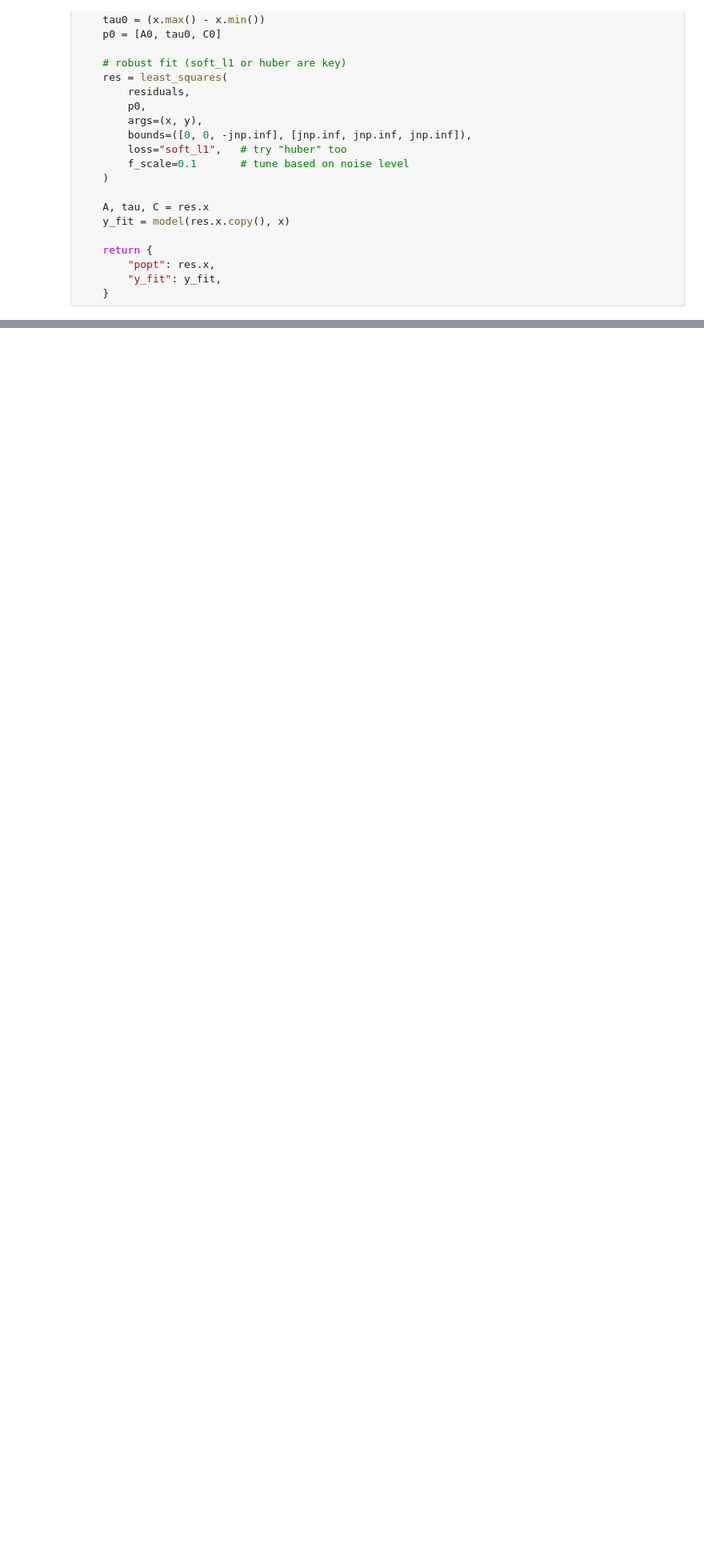
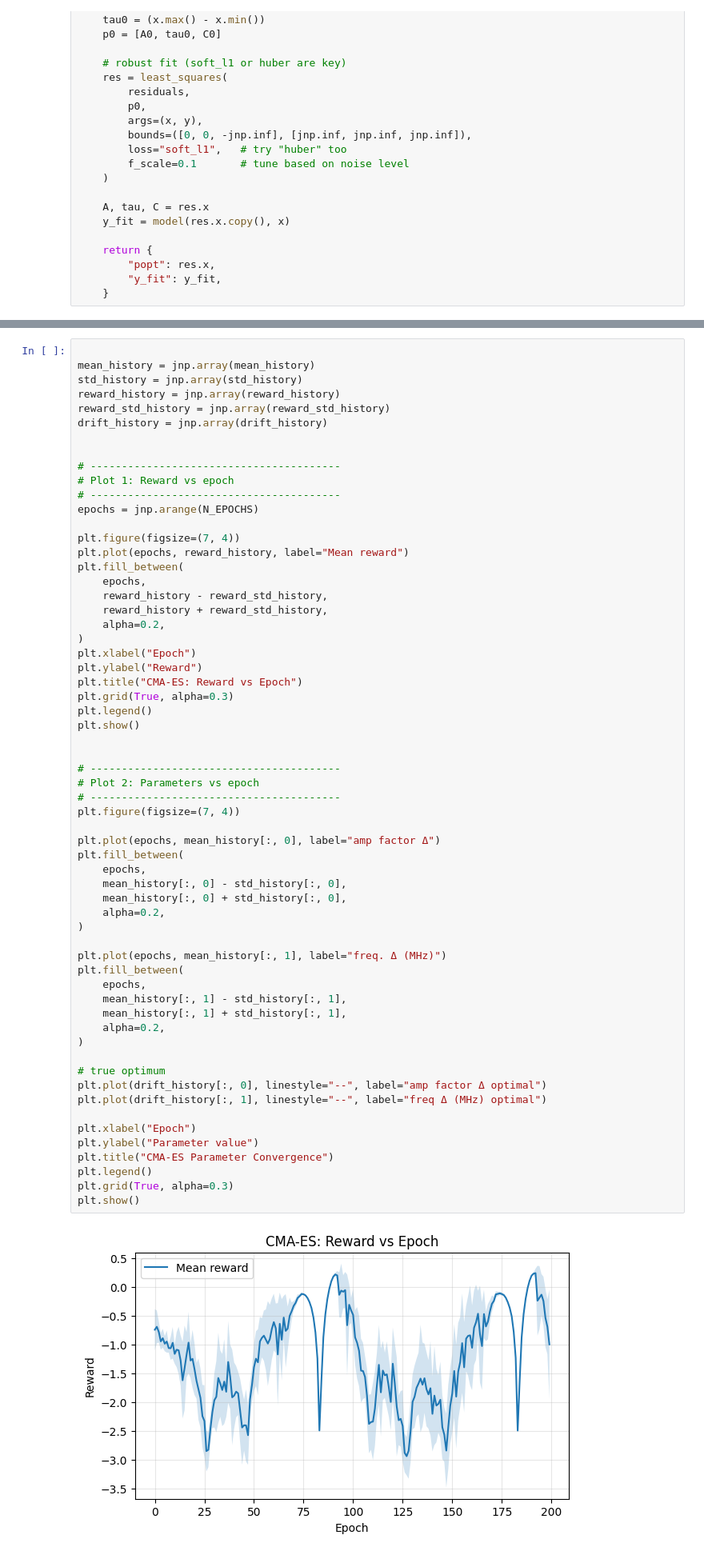
Before and after one commit to AXork99/alice-bob-eth-quantum-hackathon-2026, a Jupyter notebook: challenge_draft1.ipynb, the cells around one changed output, grey strips where cells are left out. Shown at 80% size. Saved outputs shown, nothing was run; the diff lists cells and outputs as text; blank space fills up the shorter version.

```diff
--- a/challenge_draft1.ipynb
+++ b/challenge_draft1.ipynb
@@ -159,0 +289,63 @@ Estimated cat size: 1.66
+# %%
+
+mean_history = jnp.array(mean_history)
+std_history = jnp.array(std_history)
+reward_history = jnp.array(reward_history)
+reward_std_history = jnp.array(reward_std_history)
+drift_history = jnp.array(drift_history)
+
+
+# ----------------------------------------
+# Plot 1: Reward vs epoch
+# ----------------------------------------
+epochs = jnp.arange(N_EPOCHS)
+
+plt.figure(figsize=(7, 4))
+plt.plot(epochs, reward_history, label="Mean reward")
+plt.fill_between(
+    epochs,
+    reward_history - reward_std_history,
+    reward_history + reward_std_history,
+    alpha=0.2,
+)
+plt.xlabel("Epoch")
+plt.ylabel("Reward")
+plt.title("CMA-ES: Reward vs Epoch")
+plt.grid(True, alpha=0.3)
+plt.legend()
+plt.show()
+
+
+# ----------------------------------------
+# Plot 2: Parameters vs epoch
+# ----------------------------------------
+plt.figure(figsize=(7, 4))
+
+plt.plot(epochs, mean_history[:, 0], label="amp factor Δ")
+plt.fill_between(
+    epochs,
+    mean_history[:, 0] - std_history[:, 0],
+    mean_history[:, 0] + std_history[:, 0],
+    alpha=0.2,
+)
+
+plt.plot(epochs, mean_history[:, 1], label="freq. Δ (MHz)")
+plt.fill_between(
+    epochs,
+    mean_history[:, 1] - std_history[:, 1],
+    mean_history[:, 1] + std_history[:, 1],
+    alpha=0.2,
+)
+
+# true optimum
+plt.plot(drift_history[:, 0], linestyle="--", label="amp factor Δ optimal")
+plt.plot(drift_history[:, 1], linestyle="--", label="freq Δ (MHz) optimal")
+
+plt.xlabel("Epoch")
+plt.ylabel("Parameter value")
+plt.title("CMA-ES Parameter Convergence")
+plt.legend()
+plt.grid(True, alpha=0.3)
+plt.show()
+# %% [output]
+[figure, added]
```
Also changed, not shown: parts of 9 cells of this notebook.
